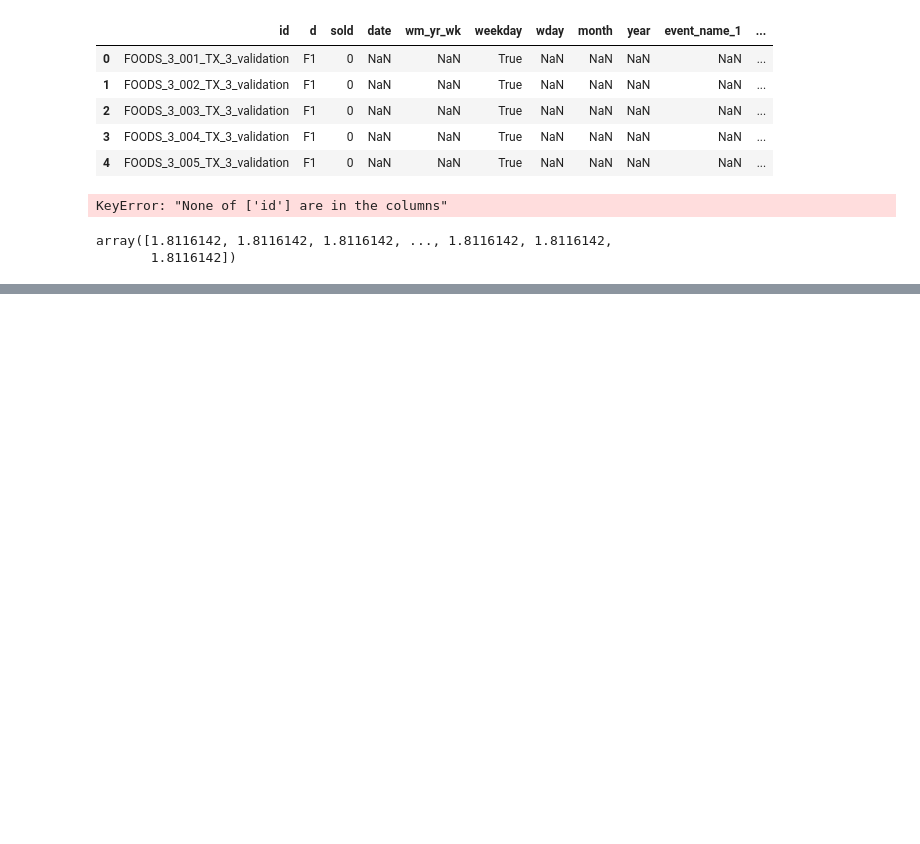
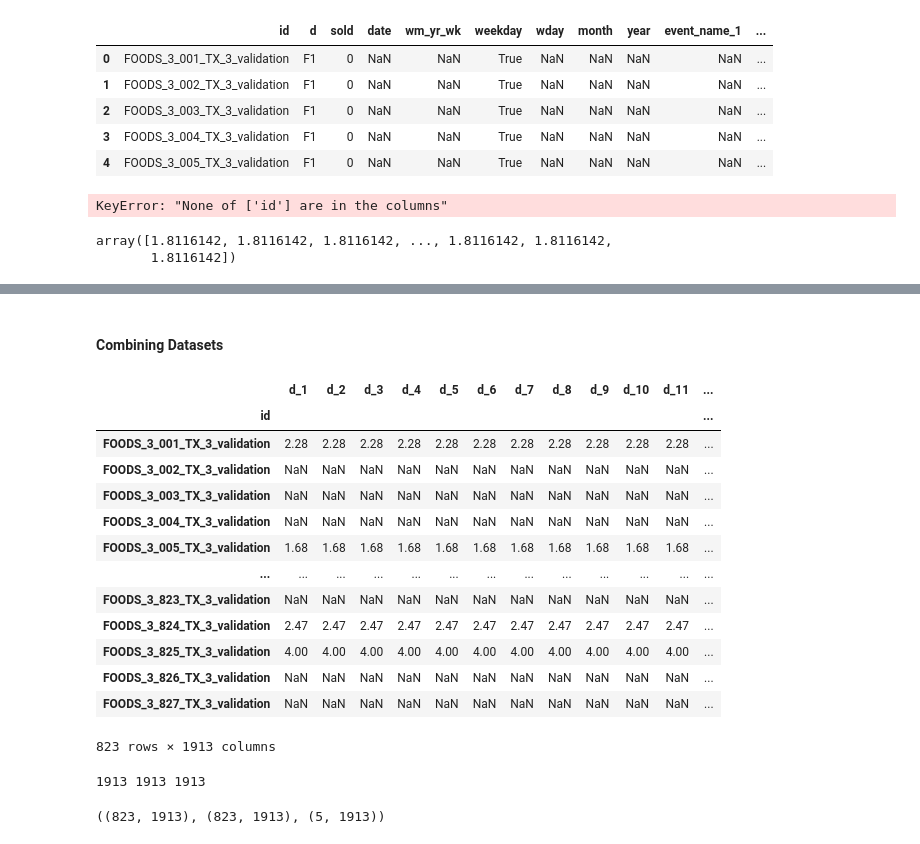
Before and after one commit to paula-sorolla/AFCS-M5, a Jupyter notebook: Training.ipynb, the cells around one changed output, grey strips where cells are left out. Saved outputs shown, nothing was run; the diff lists cells and outputs as text; code cells hidden in the pictures; blank space fills up the shorter version.

```diff
--- a/Training.ipynb
+++ b/Training.ipynb
@@ -319,0 +336,13 @@ pred_df.to_csv('prediction_test.csv')
+# %%
+def transform(data):
+
+    nan_features = ['event_name_1', 'event_type_1', 'event_name_2', 'event_type_2']
+    for feature in nan_features:
+        data[feature].fillna('unknown', inplace = True)
+
+    cat = ['event_name_1','event_type_1','event_name_2','event_type_2','snap_TX']
+    for feature in cat:
+        encoder = LabelEncoder()
+        data[feature] = encoder.fit_transform(data[feature])
+
+    return data
@@ -319,0 +413,9 @@ pred_df.to_csv('prediction_test.csv')
+# %%
+calendar['date'] = pd.to_datetime(calendar['date'])
+
+calendar= transform(calendar)
+
+# Attempts to convert events into time series data.
+transfer_cal = pd.DataFrame(calendar[['event_name_1','event_type_1','event_name_2','event_type_2','snap_TX']].values.T,
+                            index=['event_name_1','event_type_1','event_name_2','event_type_2','snap_TX'])
+transfer_cal
@@ -319,0 +448,4 @@ pred_df.to_csv('prediction_test.csv')
+# %%
+price_fea = calendar[['wm_yr_wk','date']].merge(sell_prices, on = ['wm_yr_wk'], how = 'left')
+price_fea['id'] = price_fea['item_id']+'_'+price_fea['store_id']+'_validation'
+price_fea.head()
@@ -319,0 +459,5 @@ pred_df.to_csv('prediction_test.csv')
+# %%
+df = price_fea.pivot('id','date','sell_price')
+price_df = sales_train.merge(df,on=['id'],how= 'left').iloc[:,1914:]
+price_df.index = sales_train.id
+price_df.head()
@@ -319,0 +503,19 @@ pred_df.to_csv('prediction_test.csv')
+# %% [markdown]
+#### Combining Datasets
+# %%
+price_df
+# %% [output]
+|  | d_1 | d_2 | d_3 | d_4 | d_5 | d_6 | d_7 | d_8 | d_9 | d_10 | d_11 | ... |
+| id |  |  |  |  |  |  |  |  |  |  |  | ... |
+| FOODS_3_001_TX_3_validation | 2.28 | 2.28 | 2.28 | 2.28 | 2.28 | 2.28 | 2.28 | 2.28 | 2.28 | 2.28 | 2.28 | ... |
+| FOODS_3_002_TX_3_validation | NaN | NaN | NaN | NaN | NaN | NaN | NaN | NaN | NaN | NaN | NaN | ... |
+| FOODS_3_003_TX_3_validation | NaN | NaN | NaN | NaN | NaN | NaN | NaN | NaN | NaN | NaN | NaN | ... |
+| FOODS_3_004_TX_3_validation | NaN | NaN | NaN | NaN | NaN | NaN | NaN | NaN | NaN | NaN | NaN | ... |
+| FOODS_3_005_TX_3_validation | 1.68 | 1.68 | 1.68 | 1.68 | 1.68 | 1.68 | 1.68 | 1.68 | 1.68 | 1.68 | 1.68 | ... |
+| ... | ... | ... | ... | ... | ... | ... | ... | ... | ... | ... | ... | ... |
+| FOODS_3_823_TX_3_validation | NaN | NaN | NaN | NaN | NaN | NaN | NaN | NaN | NaN | NaN | NaN | ... |
+| FOODS_3_824_TX_3_validation | 2.47 | 2.47 | 2.47 | 2.47 | 2.47 | 2.47 | 2.47 | 2.47 | 2.47 | 2.47 | 2.47 | ... |
+| FOODS_3_825_TX_3_validation | 4.00 | 4.00 | 4.00 | 4.00 | 4.00 | 4.00 | 4.00 | 4.00 | 4.00 | 4.00 | 4.00 | ... |
+| FOODS_3_826_TX_3_validation | NaN | NaN | NaN | NaN | NaN | NaN | NaN | NaN | NaN | NaN | NaN | ... |
+| FOODS_3_827_TX_3_validation | NaN | NaN | NaN | NaN | NaN | NaN | NaN | NaN | NaN | NaN | NaN | ... |
+823 rows × 1913 columns
@@ -319,0 +525,15 @@ pred_df.to_csv('prediction_test.csv')
+# %%
+time_series_col1 = train_data.columns
+time_series_col2 = price_df.columns
+time_series_col3 = transfer_cal.columns
+
+print(len(time_series_col1),len(time_series_col2),len(time_series_col3))
+# %% [output]
+1913 1913 1913
+# %%
+price_df.columns = time_series_col1
+transfer_cal.columns = time_series_col1
+
+train_data.shape, price_df.shape, transfer_cal.shape
+# %% [output]
+((823, 1913), (823, 1913), (5, 1913))
```
Also changed, not shown: parts of 59 cells of this notebook, 1 other file.
